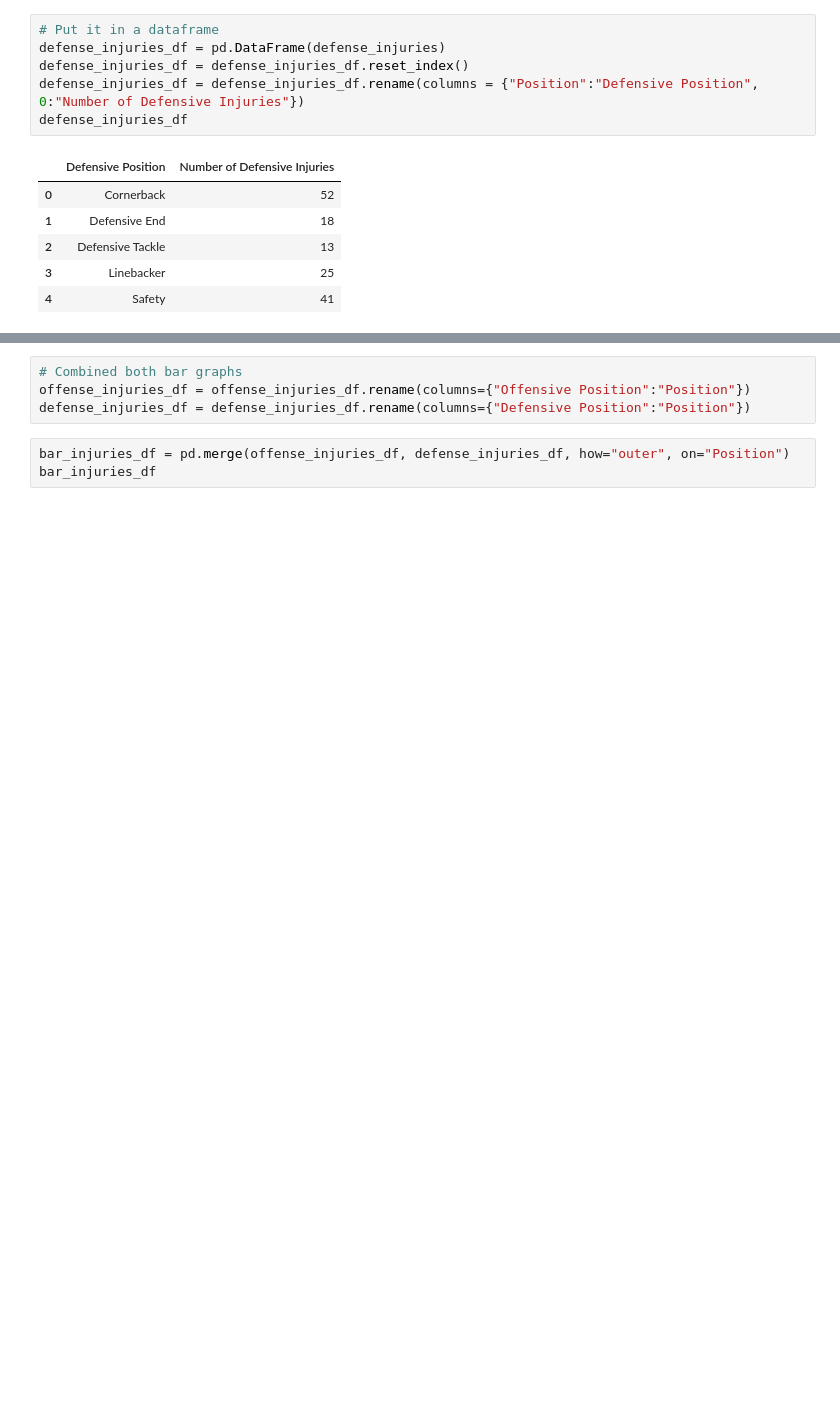
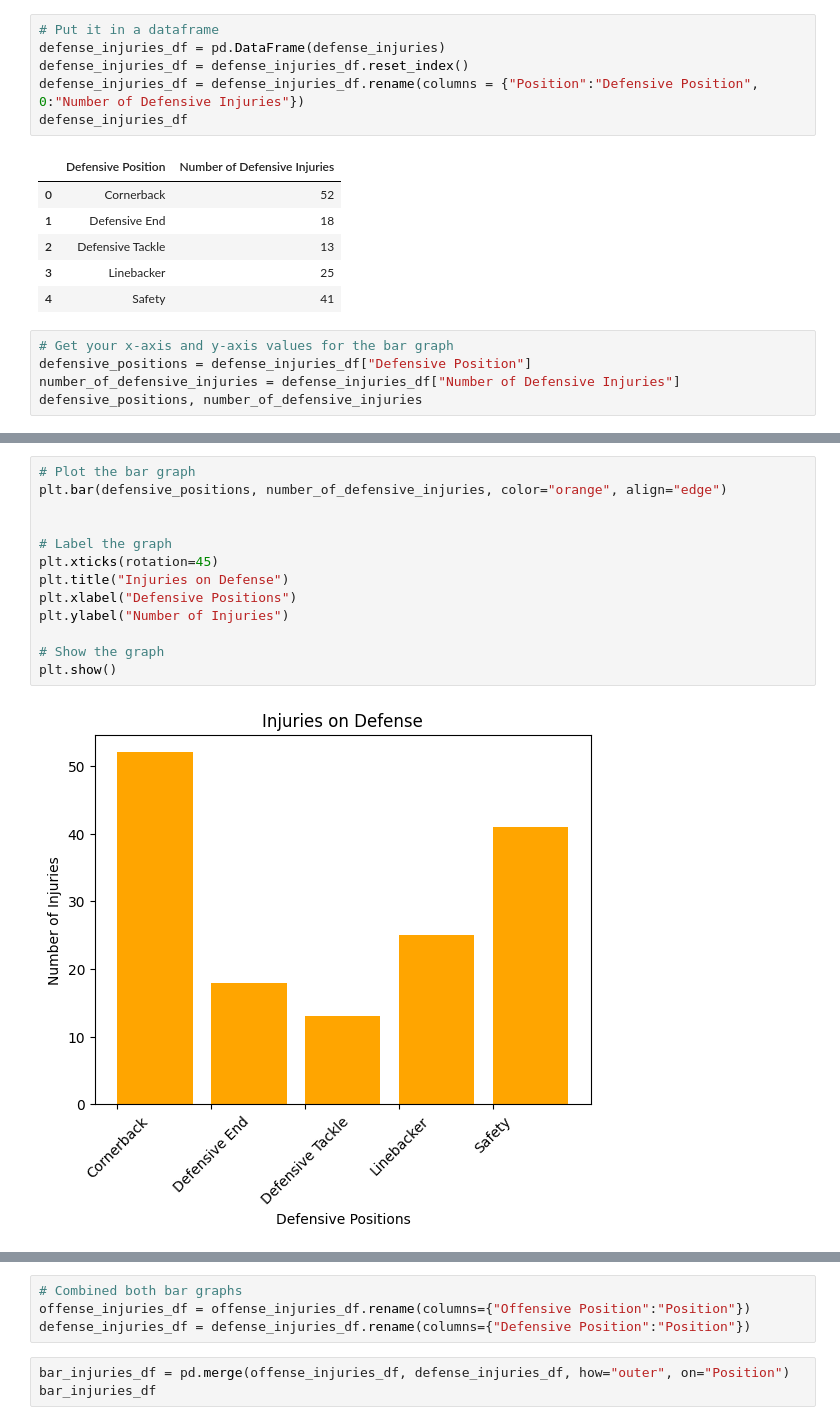
Before and after one commit to DunieCarrasco/nfl_concussion_analysis, a Jupyter notebook: joel_clean_dataframe.ipynb, the cells around one changed output, grey strips where cells are left out. Cells and saved outputs as stored; diff of their text form; blank space fills up the shorter version.

```diff
--- a/joel_clean_dataframe.ipynb
+++ b/joel_clean_dataframe.ipynb
@@ -304,3 +352,8 @@ defense_injuries_df
 | 2 | Defensive Tackle | 13 |
 | 3 | Linebacker | 25 |
 | 4 | Safety | 41 |
+# %%
+# Get your x-axis and y-axis values for the bar graph
+defensive_positions = defense_injuries_df["Defensive Position"]
+number_of_defensive_injuries = defense_injuries_df["Number of Defensive Injuries"]
+defensive_positions, number_of_defensive_injuries
@@ -307 +373,16 @@ defense_injuries_df
+# %%
+# Plot the bar graph
+plt.bar(defensive_positions, number_of_defensive_injuries, color="orange", align="edge")
+
+
+# Label the graph
+plt.xticks(rotation=45)
+plt.title("Injuries on Defense")
+plt.xlabel("Defensive Positions")
+plt.ylabel("Number of Injuries")
+
+# Show the graph
+plt.show()
+# %% [output]
+[figure, added]
 # %%
```
Also changed, not shown: parts of 23 cells of this notebook, 1 other file.
